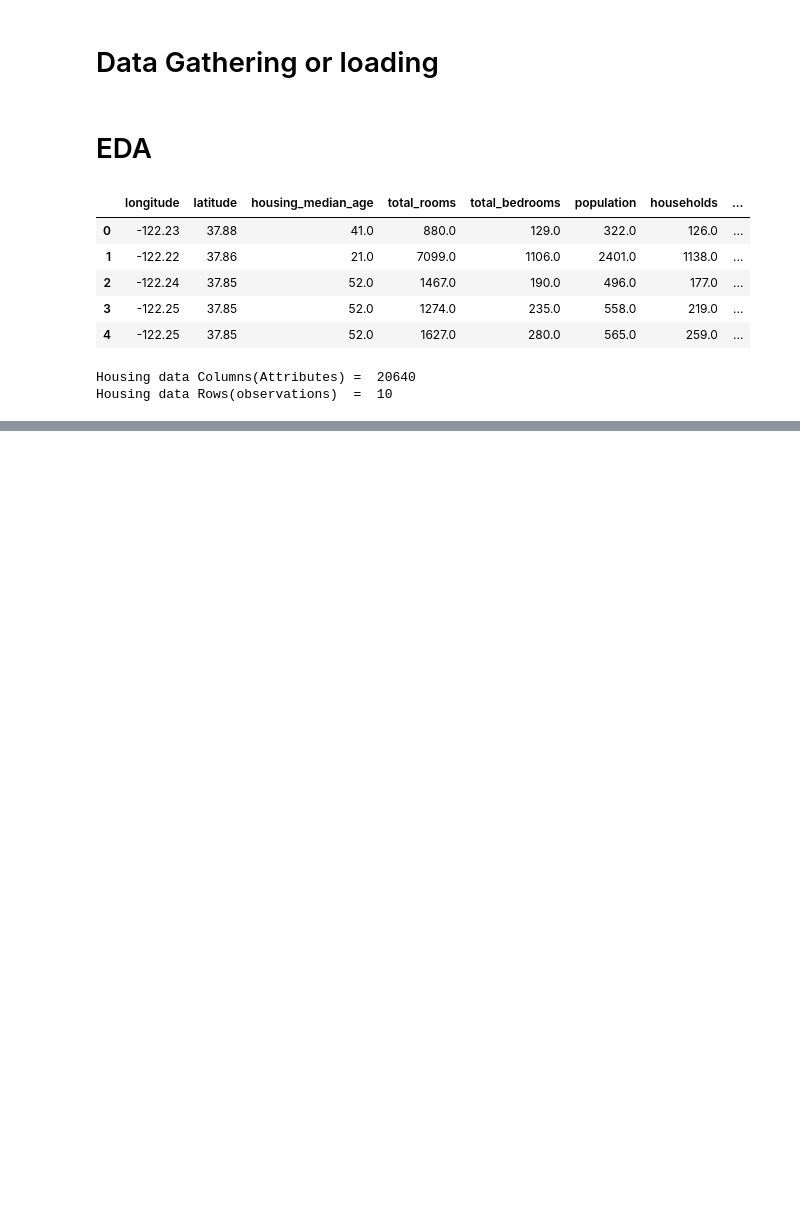
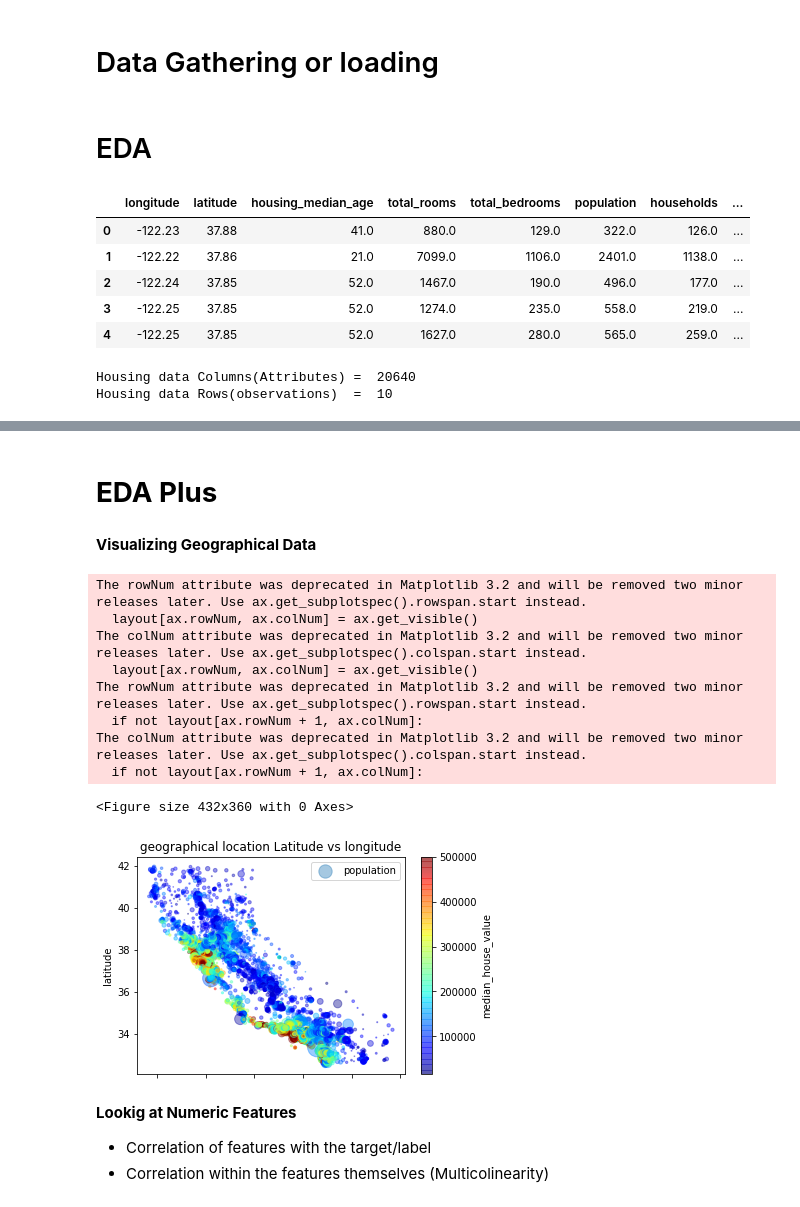
Before and after one commit to AllieUbisse/end-to-end-ml, a Jupyter notebook: notebooks/end_to_end_ml.ipynb, the cells around one changed output, grey strips where cells are left out. Drawn from its saved outputs; the diff is of its cells as text; code cells hidden in the pictures; blank space fills up the shorter version.

```diff
--- a/notebooks/end_to_end_ml.ipynb
+++ b/notebooks/end_to_end_ml.ipynb
@@ -62,0 +212,35 @@ Housing data Rows(observations)  =  10
+# %% [markdown]
+# **EDA Plus**
+# %% [markdown]
+
+
+**Visualizing Geographical Data**
+# %%
+# set figure size
+plt.figure(figsize=(6,5))
+
+# visualizing the geographical locations by the sea
+housing.plot(kind="scatter", x="longitude", y="latitude", alpha=0.4,
+              s=housing["population"]/100, label="population",
+              c="median_house_value", cmap=plt.get_cmap("jet"), colorbar=True,
+              )
+plt.legend()
+
+plt.title('geographical location Latitude vs longitude' )
+
+plt.show()
+# %% [output]
+The rowNum attribute was deprecated in Matplotlib 3.2 and will be removed two minor releases later. Use ax.get_subplotspec().rowspan.start instead.
+  layout[ax.rowNum, ax.colNum] = ax.get_visible()
+The colNum attribute was deprecated in Matplotlib 3.2 and will be removed two minor releases later. Use ax.get_subplotspec().colspan.start instead.
+  layout[ax.rowNum, ax.colNum] = ax.get_visible()
+The rowNum attribute was deprecated in Matplotlib 3.2 and will be removed two minor releases later. Use ax.get_subplotspec().rowspan.start instead.
+  if not layout[ax.rowNum + 1, ax.colNum]:
+The colNum attribute was deprecated in Matplotlib 3.2 and will be removed two minor releases later. Use ax.get_subplotspec().colspan.start instead.
+  if not layout[ax.rowNum + 1, ax.colNum]:
+<Figure size 432x360 with 0 Axes>
+[figure, added]
+# %% [markdown]
+**Lookig at Numeric Features**
+- Correlation of features with the  target/label
+- Correlation within the features themselves (Multicolinearity)
```
Also changed, not shown: parts of 54 cells of this notebook.
